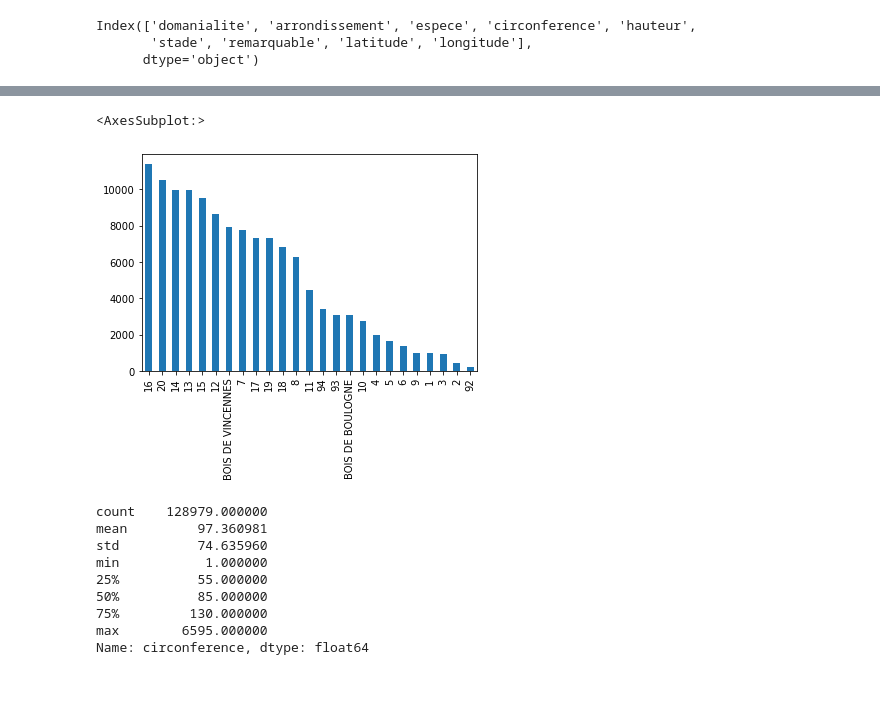
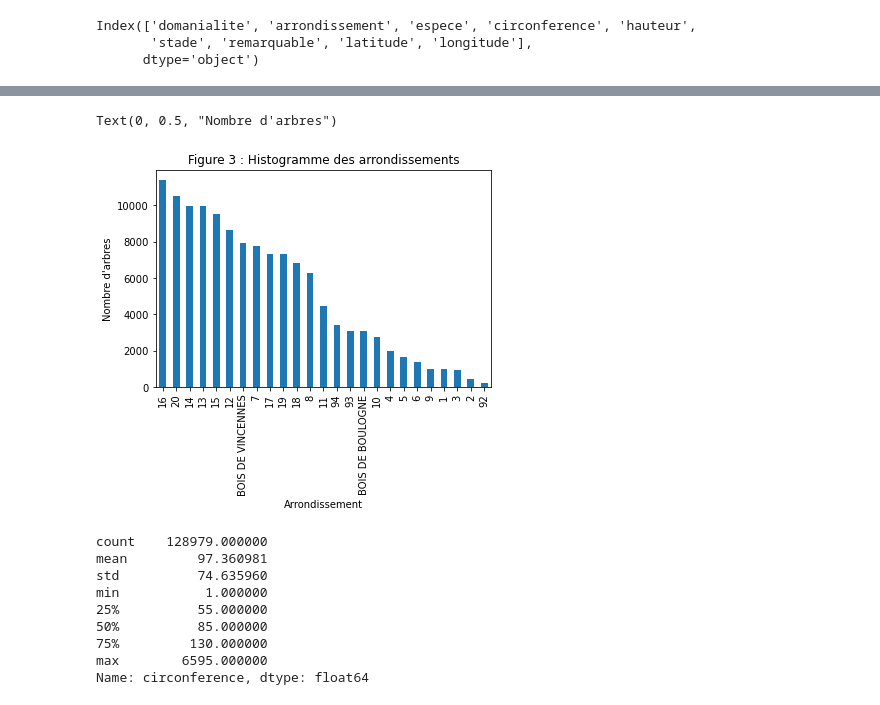
Before and after one commit to rlossec/OC_IA_Projet2, a Jupyter notebook: script.ipynb, the cells around one changed output, grey strips where cells are left out. Cells and saved outputs as stored; diff of their text form; code cells hidden in the pictures.

```diff
--- a/script.ipynb
+++ b/script.ipynb
@@ -767,8 +767,11 @@ arbres_cleaned.domanialite.value_counts().plot.pie(legend=True, labels=None, fig
-# %%
-arbres_cleaned.arrondissement.value_counts().plot(kind='bar')
-# %% [output]
-<AxesSubplot:>
-[figure, removed]
+# %%
+arbres_cleaned.arrondissement.value_counts().plot(kind='bar')
+plt.title('Figure 3 : Histogramme des arrondissements')
+plt.xlabel('Arrondissement')
+plt.ylabel("Nombre d'arbres")
+# %% [output]
+Text(0, 0.5, "Nombre d'arbres")
+[figure, added]
 # %%
 arbres_cleaned.circonference.describe()
 # %% [output]
```
Also changed, not shown: parts of 13 cells of this notebook.
